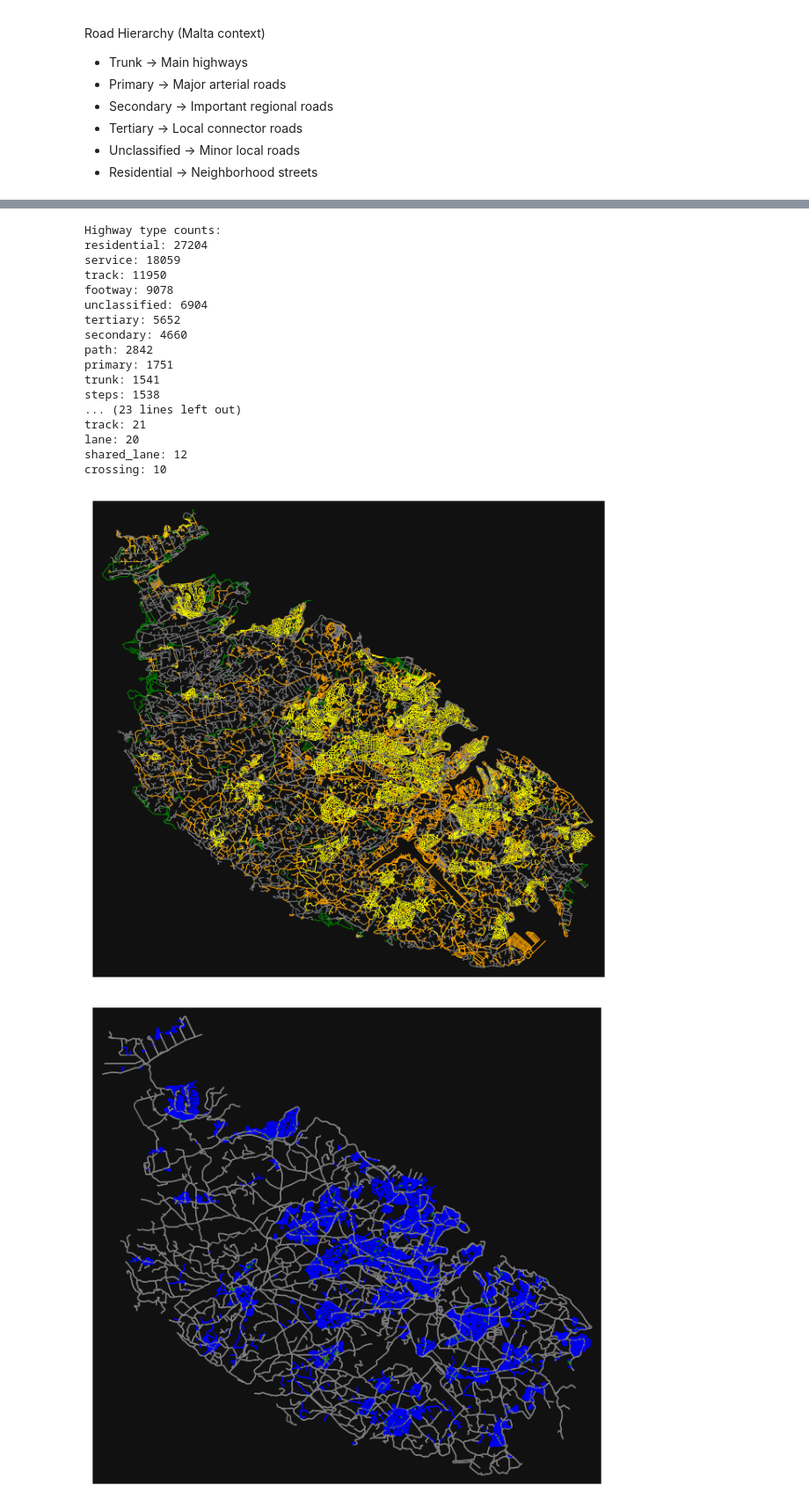
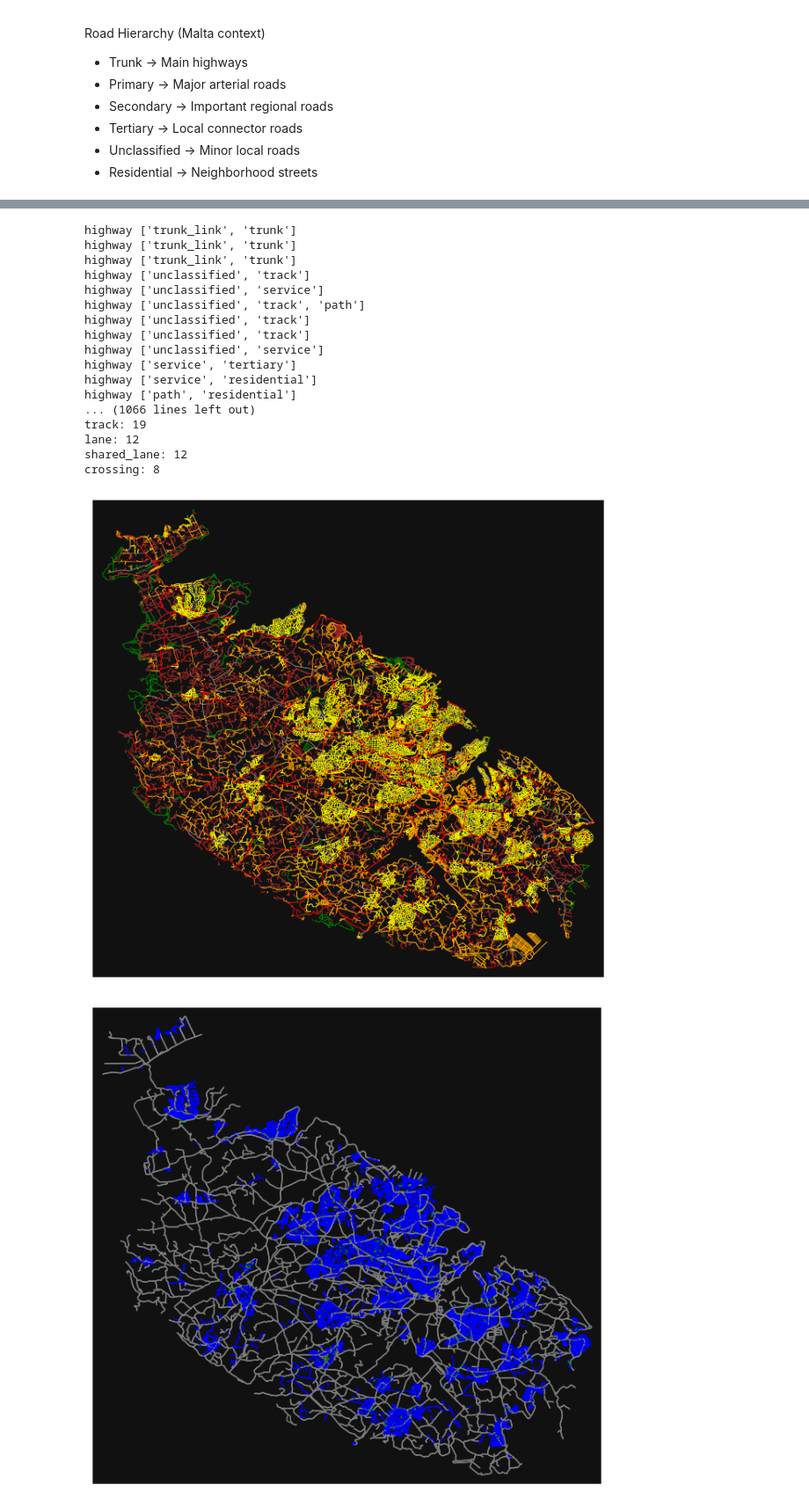
Before and after one commit to Matthew-Pirotta/FYP-OpenPaths, a Jupyter notebook: Code/test.ipynb, the cells around one changed output, grey strips where cells are left out. Shown at 88% size. Drawn from its saved outputs; the diff is of its cells as text; code cells hidden in the pictures.

```diff
--- a/Code/test.ipynb
+++ b/Code/test.ipynb
@@ -69,9 +84,8 @@ Road Hierarchy (Malta context)
 # %%
-# download/model a street network for some city then visualize it
-from itertools import cycle
+#TODO remove tracks from the network
 
-
-G = ox.graph.graph_from_place("Malta (island)", network_type="all")
+#NOTE  retain_all to get all nodes even if not connected to the main network
+G = ox.graph.graph_from_place("Malta (island)", network_type="bike", simplify=True, retain_all=True)
 #fig, ax = ox.plot_graph(G, node_size=0, edge_linewidth=0.5)
 
 highway_color_map = {
@@ -89,6 +103,18 @@ highway_color_map = {
     "unclassified": "orange",  # Rural/local roads - variable safety
     "service": "orange",         # Parking lots, alleys - usually low speed
     #"track": "orange",            # Unpaved - may not be suitable
+
+    # Dangerous
+    "trunk":"red",
+    "secondary":"red",
+    "primary": "red",
+    "trunk_link": "red",
+    "secondary_link": "red",
+    "tertiary_link": "red",
+    "primary_link": "red",
+
+    #Not suitable for urban transport / Development
+    "track": "brown",
 }
 
 
@@ -104,65 +130,68 @@ for u, v, k, data in G.edges(keys=True, data=True):
     highway = data.get("highway")
     # Some edges may have a list of highway types
     if isinstance(highway, list):
+        print(f"highway {highway}")
         highway = highway[0]
 
     bicycle = data.get("bicycle")
     # Some edges may have a list of highway types
     if isinstance(bicycle, list):
+        print(f"bicycle: {bicycle}")
         bicycle = bicycle[0]
 
     cycleway = data.get("cycleway")
     # Some edges may have a list of highway types
     if isinstance(cycleway, list):
+        print(f"cycleway: {cycleway}")
         cycleway = cycleway[0]
 
     # Override dangerous roads if bicycle=yes,
     # example kappara junction there is protected cycle lane on the main road
     match(bicycle):
         case "designated": colour = "green"
         case "yes": colour = "green"
         case _: color = highway_color_map.get(highway, "gray")
     edge_colors.append(color)
 
     highway_counts[highway] += 1
     bikeway_counts[bicycle] += 1
     cycleway_counts[cycleway] += 1
 
 print("Highway type counts:")
 for highway_type, count in highway_counts.most_common():
     print(f"{highway_type}: {count}")
 
 print("-------")
 print("bikeway classification type counts:")
 for bikeway_type, count in bikeway_counts.most_common():
     print(f"{bikeway_type}: {count}")
 
 print("------")
 print("cycleway type counts:")
 for cycleway_type, count in cycleway_counts.most_common():
     print(f"{cycleway_type}: {count}")
 
 
 fig, ax = ox.plot_graph(G, node_size=0, edge_color=edge_colors, edge_linewidth=0.5)
 # %% [output]
-Highway type counts:
-residential: 27204
-service: 18059
-track: 11950
-footway: 9078
-unclassified: 6904
-tertiary: 5652
-secondary: 4660
-path: 2842
-primary: 1751
-trunk: 1541
-steps: 1538
-... (23 lines left out)
-track: 21
-lane: 20
+highway ['trunk_link', 'trunk']
+highway ['trunk_link', 'trunk']
+highway ['trunk_link', 'trunk']
+highway ['unclassified', 'track']
+highway ['unclassified', 'service']
+highway ['unclassified', 'track', 'path']
+highway ['unclassified', 'track']
+highway ['unclassified', 'track']
+highway ['unclassified', 'service']
+highway ['service', 'tertiary']
+highway ['service', 'residential']
+highway ['path', 'residential']
+... (1066 lines left out)
+track: 19
+lane: 12
 shared_lane: 12
-crossing: 10
+crossing: 8
-[figure, old version]
+[figure, new version]
 # %%
 cycleways = '["cycleway"~"lane|track|share_busway|shared_lane"]' # cycleway = infrastructure type (physical/painted features)
 highways = '["highway"~"residential|living_street|pedestrian|footway|cycleway"]'
```
Also changed, not shown: parts of 8 cells of this notebook, 3 other files.
